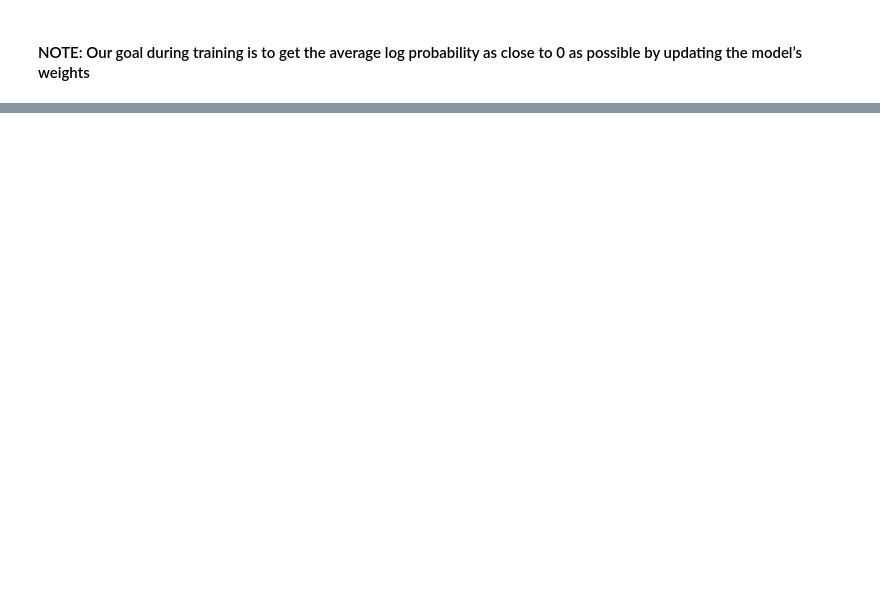
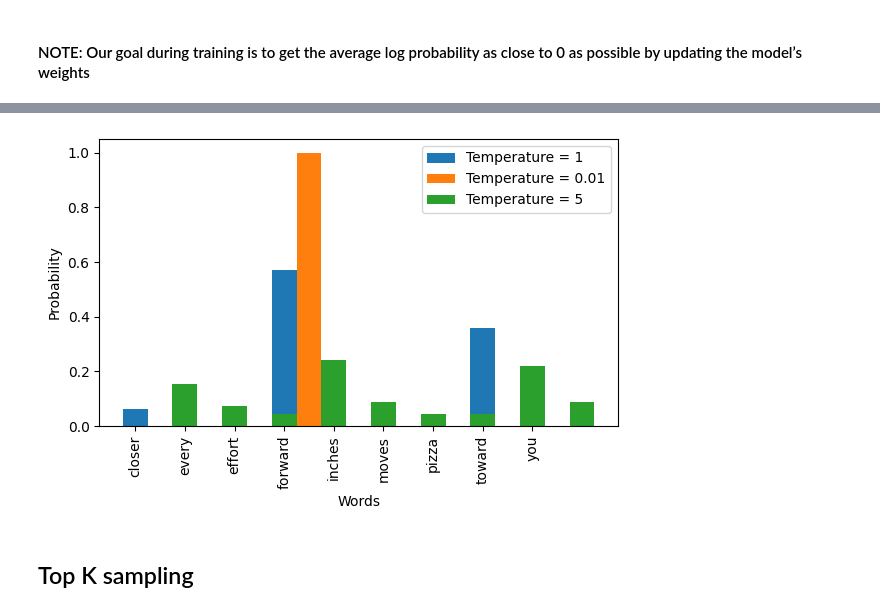
Before and after one commit to amlanc/SimpleLLMProject, a Jupyter notebook: src/SimpleLLM.ipynb, the cells around one changed output, grey strips where cells are left out. Drawn from its saved outputs; the diff is of its cells as text; code cells hidden in the pictures; blank space fills up the shorter version.

```diff
--- a/src/SimpleLLM.ipynb
+++ b/src/SimpleLLM.ipynb
@@ -766,8 +767,10 @@ GPT_CONFIG_124M = {
     "n_heads": 12,           # Number of attention heads
     "n_layers": 12,          # Number of layers
     "drop_rate": 0.1,        # Dropout rate
-    "qkv_bias": False
-    # Query-Key-Value bias
+    "qkv_bias": False,
+    "model_name": "GPTModel",
+    "lr": 5e-4,
+    "weight_decay": 0.1
 }
 # %% [markdown]
 ## Here is the proposed architecture and order of implementation
@@ -1206,0 +1518,32 @@ Negative of negative avg log probability: 10.793964385986328
+# %%
+# We can further control the distribution by a technique called temperature scaling
+# meaning dividing the logits with a >0 number
+def softmax_with_temperature(logits, temperature, dim):
+    scaled_logits = logits / temperature
+    scaled_probs =  torch.softmax(scaled_logits, dim=dim)
+    return scaled_probs
+
+# Let's check that out
+temperatures = [1, .01, 5]
+next_token_logits = Tensor.cpu(next_token_logits)
+scaled_probas = [softmax_with_temperature(next_token_logits, float(T), 0) for T in temperatures]
+x = torch.arange(len(vocab))
+bar_width = 0.5
+fig, ax = plt.subplots(figsize=(6, 4))
+for i, T in enumerate(temperatures):
+    rects = ax.bar(x + i * bar_width,
+                   scaled_probas[i],
+                   bar_width,
+                   label=f'Temperature = {T}'
+    )
+ax.set_ylabel('Probability')
+ax.set_xlabel('Words')
+ax.set_xticks(x)
+ax.set_xticklabels(vocab.keys(), rotation=90)
+ax.legend()
+plt.tight_layout()
+plt.show()
+# %% [output]
+[figure, added]
+# %% [markdown]
+## Top K sampling
```
Also changed, not shown: parts of 23 cells of this notebook, 1 other file.
